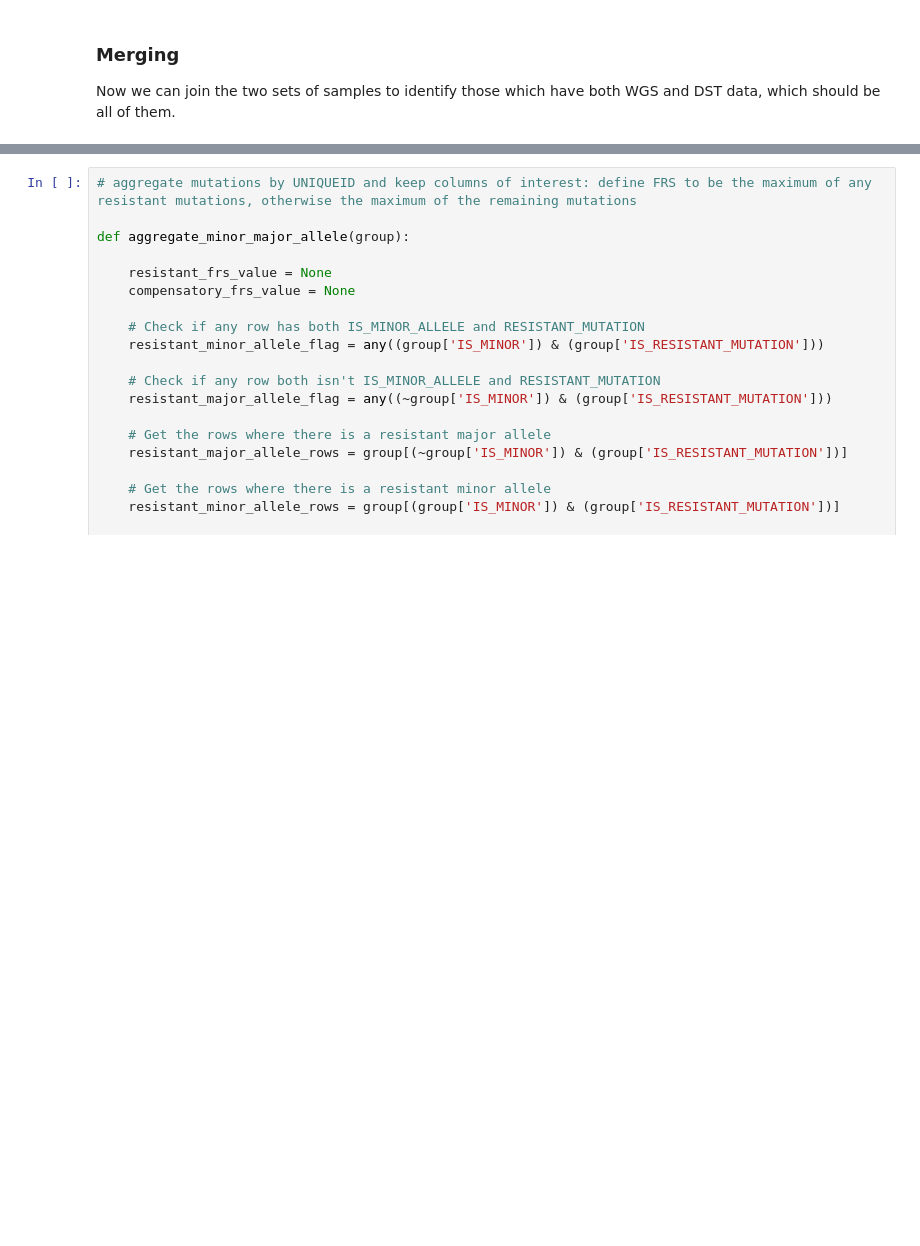
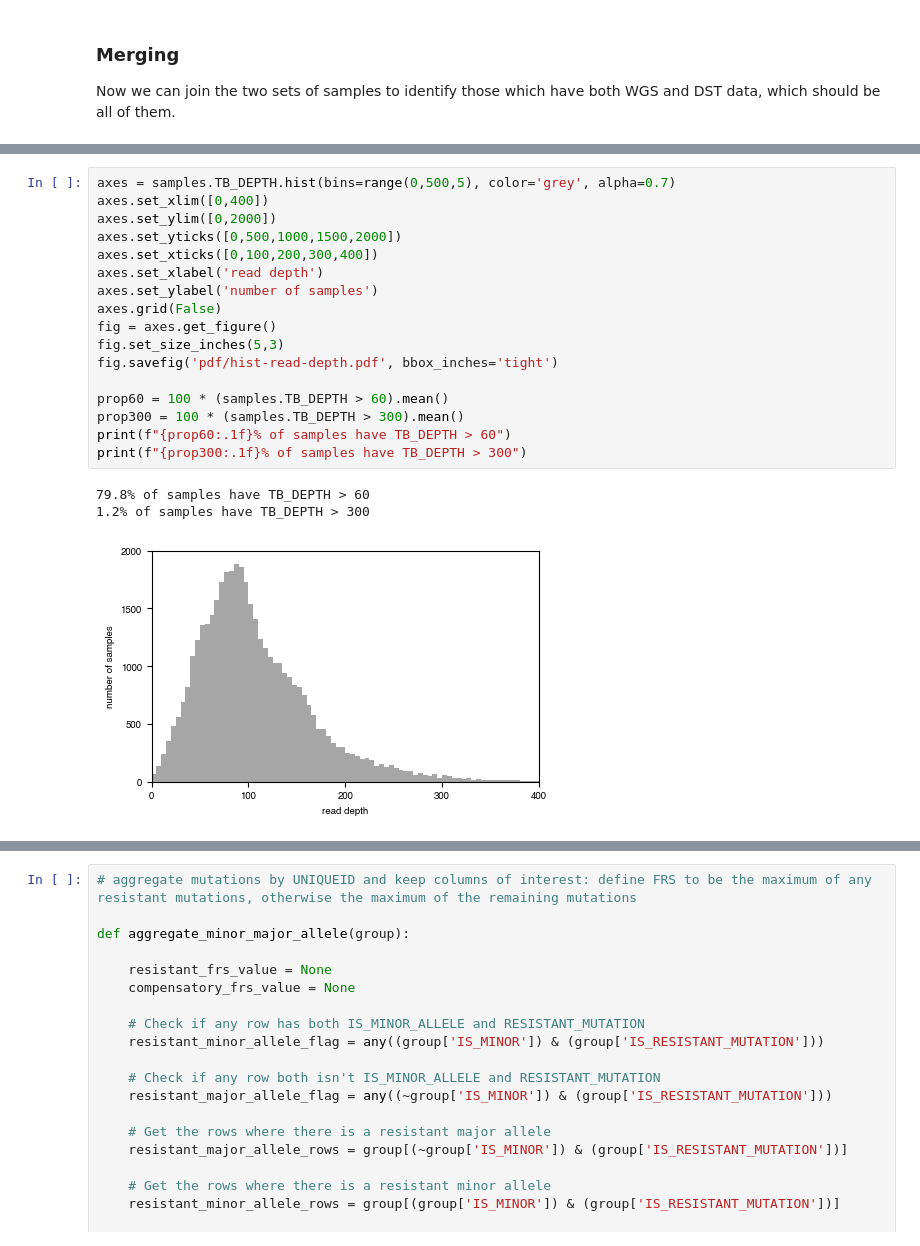
Before and after one commit to fowler-lab/tuberculosis-RNAP-subpopulations, a Jupyter notebook: analysis_refactored.ipynb, the cells around one changed output, grey strips where cells are left out. Drawn from its saved outputs; the diff is of its cells as text; blank space fills up the shorter version.

```diff
--- a/analysis_refactored.ipynb
+++ b/analysis_refactored.ipynb
@@ -227,0 +230,21 @@ We have 35538 samples with both WGS data and a definite DST measurement for RIF
+# %%
+axes = samples.TB_DEPTH.hist(bins=range(0,500,5), color='grey', alpha=0.7)
+axes.set_xlim([0,400])
+axes.set_ylim([0,2000])
+axes.set_yticks([0,500,1000,1500,2000])
+axes.set_xticks([0,100,200,300,400])
+axes.set_xlabel('read depth')
+axes.set_ylabel('number of samples')
+axes.grid(False)
+fig = axes.get_figure()
+fig.set_size_inches(5,3)
+fig.savefig('pdf/hist-read-depth.pdf', bbox_inches='tight')
+
+prop60 = 100 * (samples.TB_DEPTH > 60).mean()
+prop300 = 100 * (samples.TB_DEPTH > 300).mean()
+print(f"{prop60:.1f}% of samples have TB_DEPTH > 60")
+print(f"{prop300:.1f}% of samples have TB_DEPTH > 300")
+# %% [output]
+79.8% of samples have TB_DEPTH > 60
+1.2% of samples have TB_DEPTH > 300
+[figure, added]
```
Also changed, not shown: parts of 6 cells of this notebook, 12 other files.
